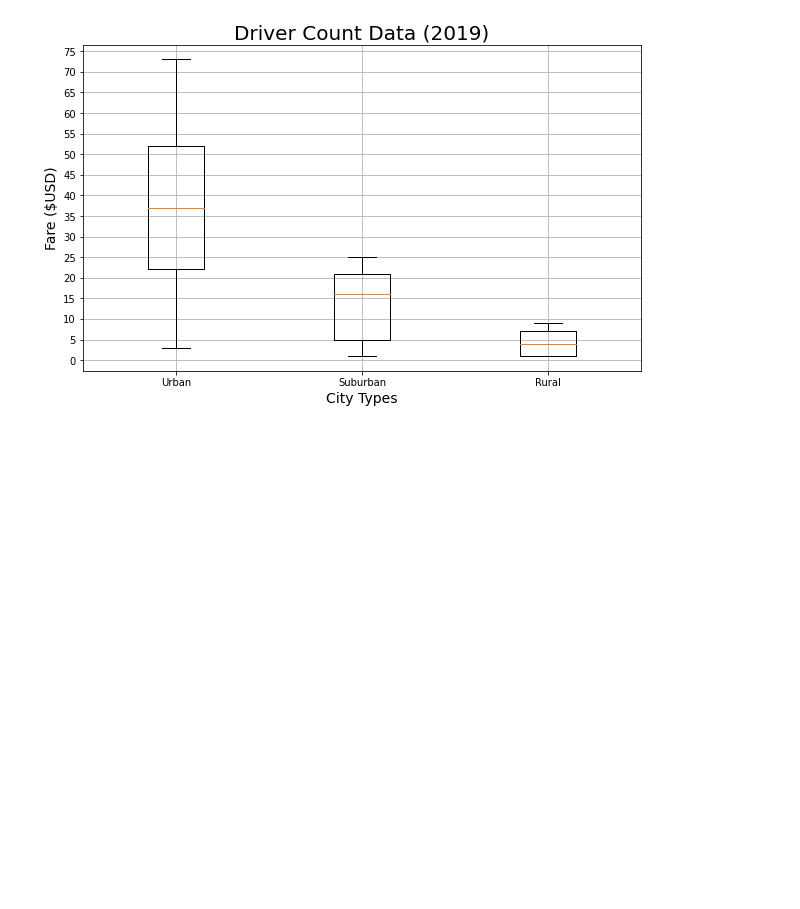
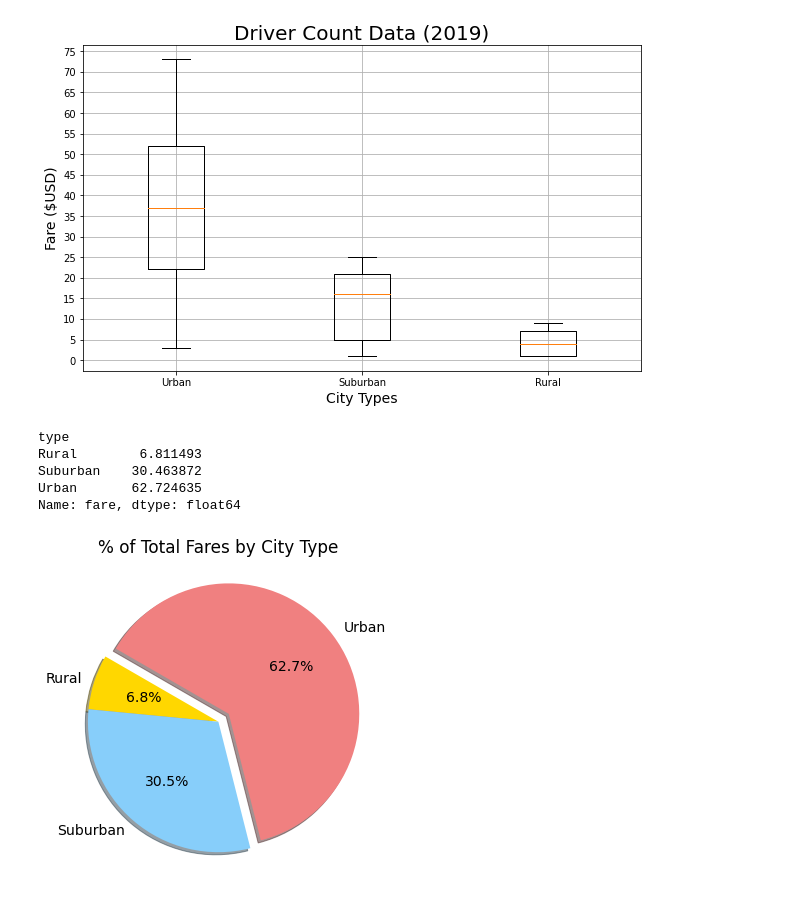
Before and after one commit to rgoldsberry/pyber-analysis, a Jupyter notebook: PyBer.ipynb, the cells around one changed output. Drawn from its saved outputs; the diff is of its cells as text; code cells hidden in the pictures; blank space fills up the shorter version.

Commit message:
finished fares by city type pie chart

```diff
--- a/PyBer.ipynb
+++ b/PyBer.ipynb
@@ -329,2 +329,38 @@ plt.show()
 # %% [output]
 [figure]
+# %%
+#building pie chart
+
+sum_fares_by_type = pyber_data_df.groupby(["type"]).sum()["fare"]
+
+sum_fares_by_type.head()
+
+total_fares = pyber_data_df["fare"].sum()
+
+
+type_percents = 100 * sum_fares_by_type / total_fares
+
+type_percents
+# %% [output]
+type
+Rural        6.811493
+Suburban    30.463872
+Urban       62.724635
+Name: fare, dtype: float64
+# %%
+fig, ax = plt.subplots(figsize = (10,6))
+
+ax.pie(type_percents, labels = ["Rural", "Suburban", "Urban"],
+      colors = ["gold", "lightskyblue", "lightcoral"],
+      explode = [0,0,.1],
+      autopct="%1.1f%%",
+      shadow = True,
+      startangle=150)
+
+ax.set_title("% of Total Fares by City Type")
+mpl.rcParams['font.size'] = 14
+
+plt.savefig("analysis/Fig5.png", facecolor = "white")
+plt.show()
+# %% [output]
+[figure, added]
```
Also changed, not shown: parts of 2 cells of this notebook, 1 other file.
